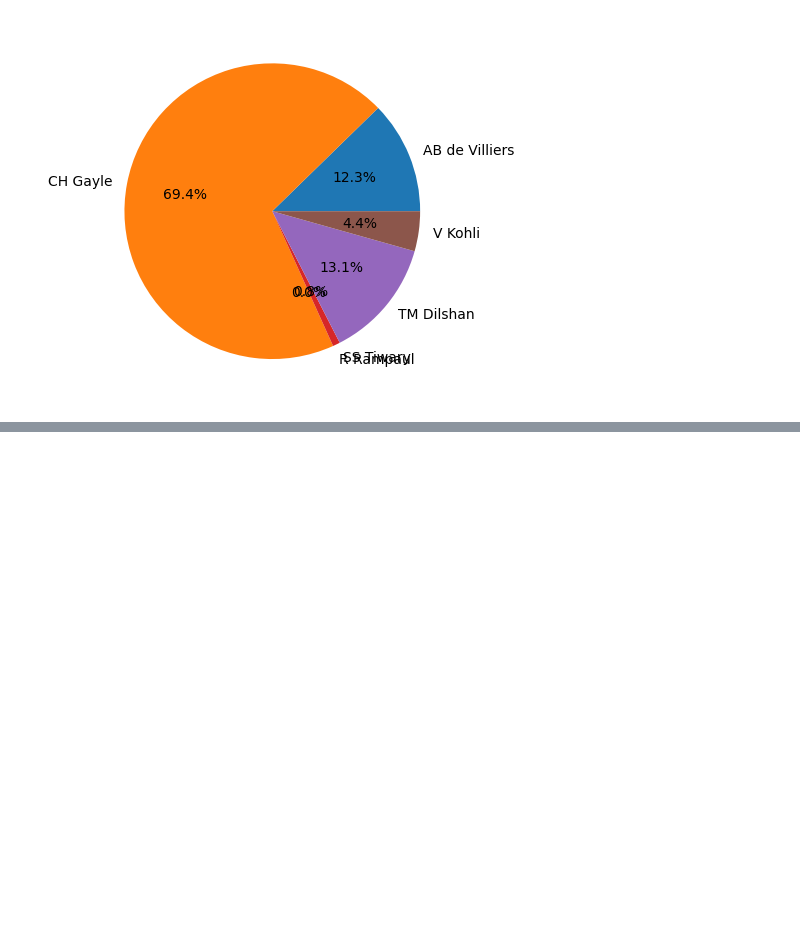
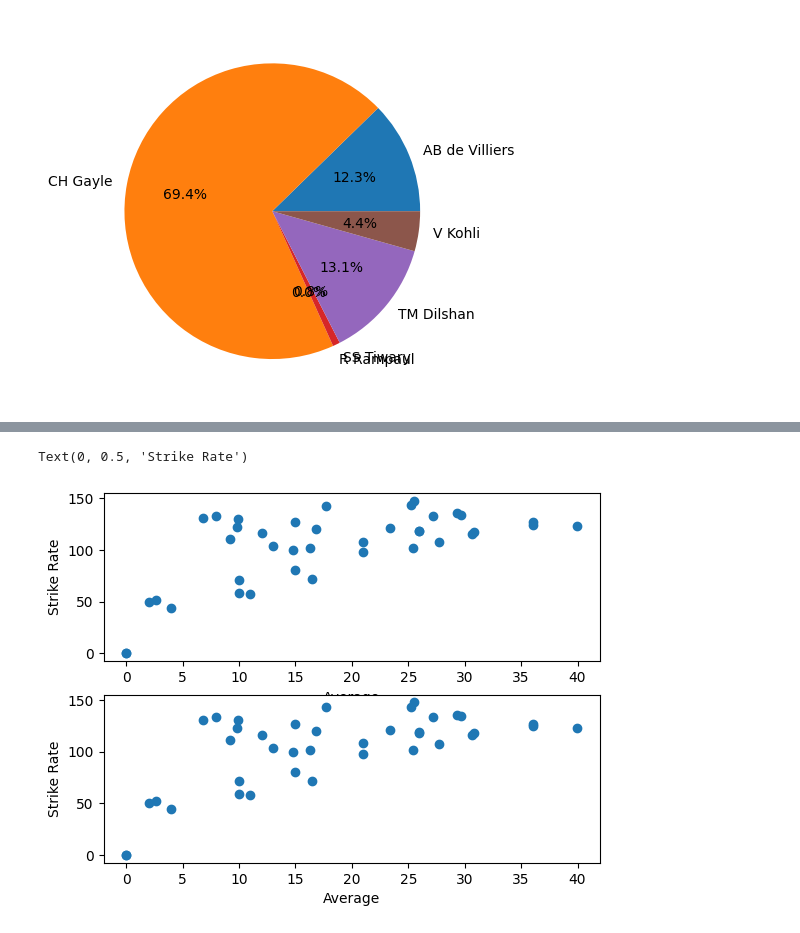
Before and after one commit to phigratio/Machine-Learning, a Jupyter notebook: Matplotlib.ipynb, the cells around one changed output, grey strips where cells are left out. Saved outputs shown, nothing was run; the diff lists cells and outputs as text; code cells hidden in the pictures; blank space fills up the shorter version.

```diff
--- a/Matplotlib.ipynb
+++ b/Matplotlib.ipynb
@@ -186,0 +235,12 @@ plt.show()
+# %%
+fig,ax=plt.subplots(nrows=2,ncols=1)
+ax[0].scatter(sample['avg'],sample['strike_rate'])
+ax[0].set_xlabel('Average')
+ax[0].set_ylabel('Strike Rate')
+
+ax[1].scatter(sample['avg'],sample['strike_rate'])
+ax[1].set_xlabel('Average')
+ax[1].set_ylabel('Strike Rate')
+# %% [output]
+Text(0, 0.5, 'Strike Rate')
+[figure, added]
```
Also changed, not shown: parts of 15 cells of this notebook.
